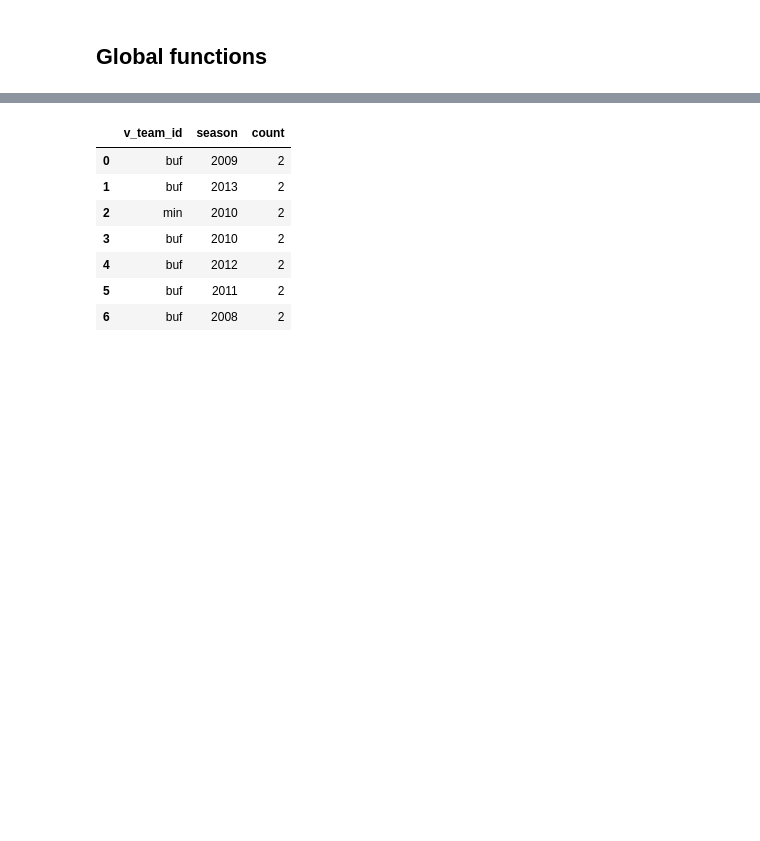
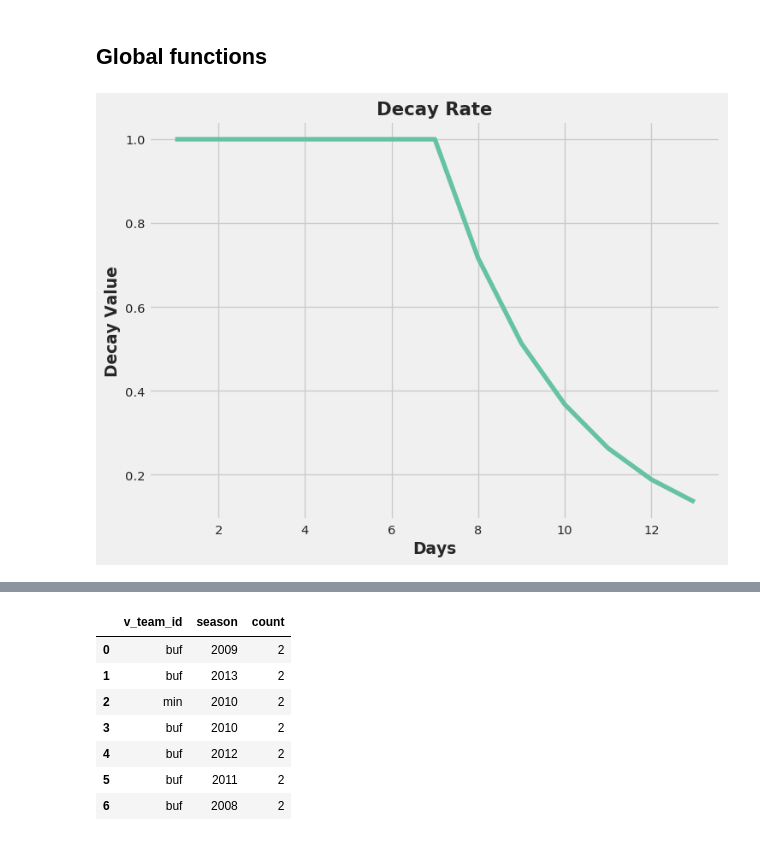
Before and after one commit to joshplotkin/modeling-football-outcomes-2019, a Jupyter notebook: feature_engineering/public04_travel.ipynb, the cells around one changed output, grey strips where cells are left out. Cells and saved outputs as stored; diff of their text form; code cells hidden in the pictures; blank space fills up the shorter version.

```diff
--- a/feature_engineering/public04_travel.ipynb
+++ b/feature_engineering/public04_travel.ipynb
@@ -41,6 +41,29 @@ def get_window(window_type, n, partition_cols, date_orderby_col):
         return Window.partitionBy(*partition_cols)\
                   .orderBy(col(date_orderby_col).cast('timestamp').cast('long'))\
                   .rangeBetween(-seconds, -1)
+# %%
+def decay_rate(x, offset, decay_rate, max_val):
+    '''make a decay curve. offset keeps
+    decay at 1 for that duration. max_val
+    cuts off at 0.'''
+    from math import exp
+    if x <= offset:
+        return 1.
+    elif x >= max_val:
+        return 0.
+    else:
+        return exp( (offset - float(x)) / decay_rate )
+
+decay_rate_udf = udf(decay_rate, FloatType())
+
+_ = pd.DataFrame.from_dict({i: decay_rate(i, 7, 3, 21)
+     for i in np.arange(1, 14)}, orient='index')\
+    .sort_index().plot(kind='line', title='Decay Rate',
+                       legend=None, figsize=(8,6))
+_ = plt.xlabel('Days')
+_ = plt.ylabel('Decay Value')
+# %% [output]
+[figure, added]
 # %% [markdown]
 ## Travel Features
 * key: (game_id)
```
Also changed, not shown: parts of 27 cells of this notebook, 1 other file.
